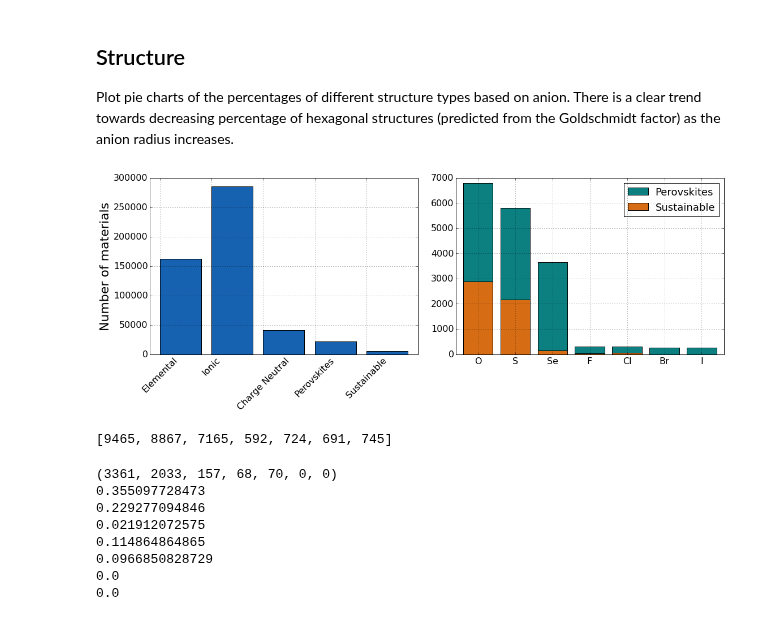
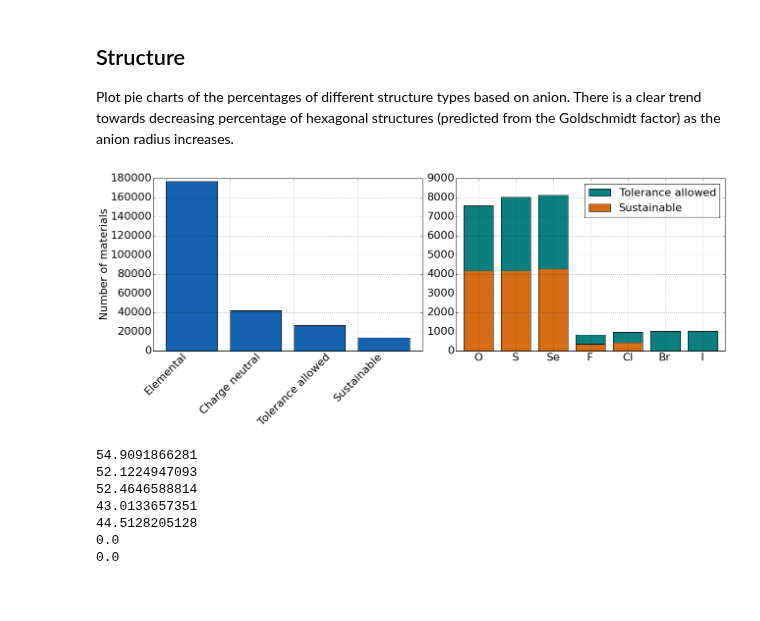
Before and after one commit to WMD-group/SMACT, a Jupyter notebook: examples/PerovskiteSpace/WorkedExample.ipynb, the cells around one changed output. Cells and saved outputs as stored; diff of their text form; code cells hidden in the pictures.

Commit message:
Updated perovskite search

```diff
--- a/examples/PerovskiteSpace/WorkedExample.ipynb
+++ b/examples/PerovskiteSpace/WorkedExample.ipynb
@@ -34,7 +37,7 @@ perovskite = lattice.Lattice([site_A,site_B,site_C],space_group=221)
 ## Set up the chemical space for the search
 Initially we search through the first 100 elements blindly. The total number of possible combinations is returned.
 # %%
-search = smact.ordered_elements(1,100)
+search = smact.ordered_elements(1,103)
 initial_total = len(list(itertools.combinations(search, 3)))
 # %% [markdown]
 ## Applying chemical restrictions
@@ -66,3 +69,6 @@ elements_dict = {}
 for symbol, _, __ in A_list + B_list + C_list:
     if symbol not in elements_dict:
         elements_dict.update({symbol: smact.Element(symbol)})
+# %%
+B_el = elements_dict['B']
+B_el.HHI_R
@@ -74,7 +82,7 @@ a_too_large = []
 A_B_similar = []
 pauling_perov = []
 anion_stats = []
-hhi_czts = 1312
+hhi_cdte = 2904
 enviro_perovskites = 0
 total = 0
 for C_sym, C_ox, C_r in C_list:
@@ -93,22 +101,28 @@ for C_sym, C_ox, C_r in C_list:
                     total = total + 1
                     if A_ox + B_ox + 3*C_ox == 0:
                          charge_balanced.append([A_el, B_el, C_el])
-                         hhi_material = (A_el.HHI_R +
-                                         B_el.HHI_R +
-                                         3*C_el.HHI_R)/5
+                         if A_el.HHI_R and B_el.HHI_R and C_el.HHI_R:
+                             hhi_material = (A_el.HHI_R * A_el.mass +
+                                             B_el.HHI_R * B_el.mass +
+                                             3*C_el.HHI_R *C_el.mass) / (A_el.mass + B_el.mass + 3*C_el.mass)
+                         else:
+                            hhi_material = 10000 # Set high value to eliminate combination
 
-                         tol = (A_r + C_r)/(np.sqrt(2)*(B_r)+C_r)
+                         tol = (A_r + C_r)/(np.sqrt(2)*(B_r + C_r))
                          if tol > 1.0:
                             a_too_large.append([A_el,B_el,C_el])
                             anion_hex = anion_hex+1
+                            if hhi_material < hhi_cdte:
+                                enviro_perovskites = enviro_perovskites + 1
+                                anion_env = anion_env + 1
                          elif 0.9 < tol <= 1.0:
                             goldschmidt_cubic.append([A_el, B_el, C_el])
                             anion_cub = anion_cub + 1
-                            if hhi_material < hhi_czts:
+                            if hhi_material < hhi_cdte:
                                 enviro_perovskites = enviro_perovskites + 1
                                 anion_env = anion_env + 1
                          elif 0.71 <= tol <= 0.9:
-                            if hhi_material < hhi_czts:
+                            if hhi_material < hhi_cdte:
                                 enviro_perovskites = enviro_perovskites + 1
                                 anion_env = anion_env + 1
                             goldschmidt_ortho.append([A_el, B_el, C_el])
@@ -154,49 +176,43 @@ Total number after environmental factors:                           5312
 Plot pie charts of the percentages of different structure types based on anion. There is a clear trend towards decreasing percentage of hexagonal structures (predicted from the Goldschmidt factor) as the anion radius increases.
 # %%
 f, ax = plt.subplots(1, 2, sharex=False)
-f.set_size_inches(16,7)
+f.set_size_inches(18,7.5)
 
-totals = [initial_total,len(list(itertools.product(A_list,B_list,C_list))),len(charge_balanced),number_of_perovskites,enviro_perovskites]
-labels = ['Elemental','Ionic','Charge Neutral','Perovskites','Sustainable']
-ind = np.arange(5)
+totals = [initial_total,len(charge_balanced),number_of_perovskites,enviro_perovskites]
+labels = ['Elemental','Charge neutral','Tolerance allowed','Sustainable']
+ind = np.arange(4)
 ax[0].bar(ind,totals,color='#1762B0')
 ax[0].set_xticks([0,1,2,3,4,5])
 ax[0].set_xticklabels(labels, rotation=45)
-ax[0].set_xlim(-0.2, 5)
+ax[0].set_xlim(-0.2, 4)
 ax[0].grid(True)
-ax[0].set_ylabel('Number of materials')
+ax[0].set_ylabel('Number of materials',fontsize=22)
 
 tots = []
 for i in np.arange(7):
-    tots.append(anion_stats[i][2]+anion_stats[i][3])
+    tots.append(anion_stats[i][2]+anion_stats[i][1])
 
 enviros = (anion_stats[0][3],anion_stats[1][3],anion_stats[2][3],anion_stats[3][3],anion_stats[4][3],anion_stats[5][3],anion_stats[6][3])
 ind = np.arange(7)
 p1 = ax[1].bar(ind,tots,color='#0C8080')
 p2 = ax[1].bar(ind,enviros,color='#D66C14')
 ax[1].set_xticks([0.4,1.4,2.4,3.4,4.4,5.4,6.4])
-ax[1].set_xticklabels(['O', 'S', 'Se', 'F', 'Cl','Br','I'],fontsize=18)
-ax[1].legend((p1[0],p2[0]),('Perovskites','Sustainable'),fontsize=18)
+ax[1].set_xticklabels(['O', 'S', 'Se', 'F', 'Cl','Br','I'],fontsize=22)
+ax[1].legend((p1[0],p2[0]),('Tolerance allowed','Sustainable'),fontsize=22)
 ax[1].set_xlim(-0.2, 7)
 ax[1].grid(True)
 plt.tight_layout()
 plt.savefig('BarCharts.png')
 # %% [output]
-[figure, old version]
+[figure, new version]
-# %%
-print tots
-# %% [output]
-[9465, 8867, 7165, 592, 724, 691, 745]
 # %%
-print enviros
-for i, a in enumerate(enviros):
-    print float(a)/float(tots[i])
+for i, e in enumerate(enviros):
+    print float(e) / tots[i] * 100
 # %% [output]
-(3361, 2033, 157, 68, 70, 0, 0)
-0.355097728473
-0.229277094846
-0.021912072575
-0.114864864865
-0.0966850828729
+54.9091866281
+52.1224947093
+52.4646588814
+43.0133657351
+44.5128205128
 0.0
 0.0
```
Also changed, not shown: parts of 8 cells of this notebook.
